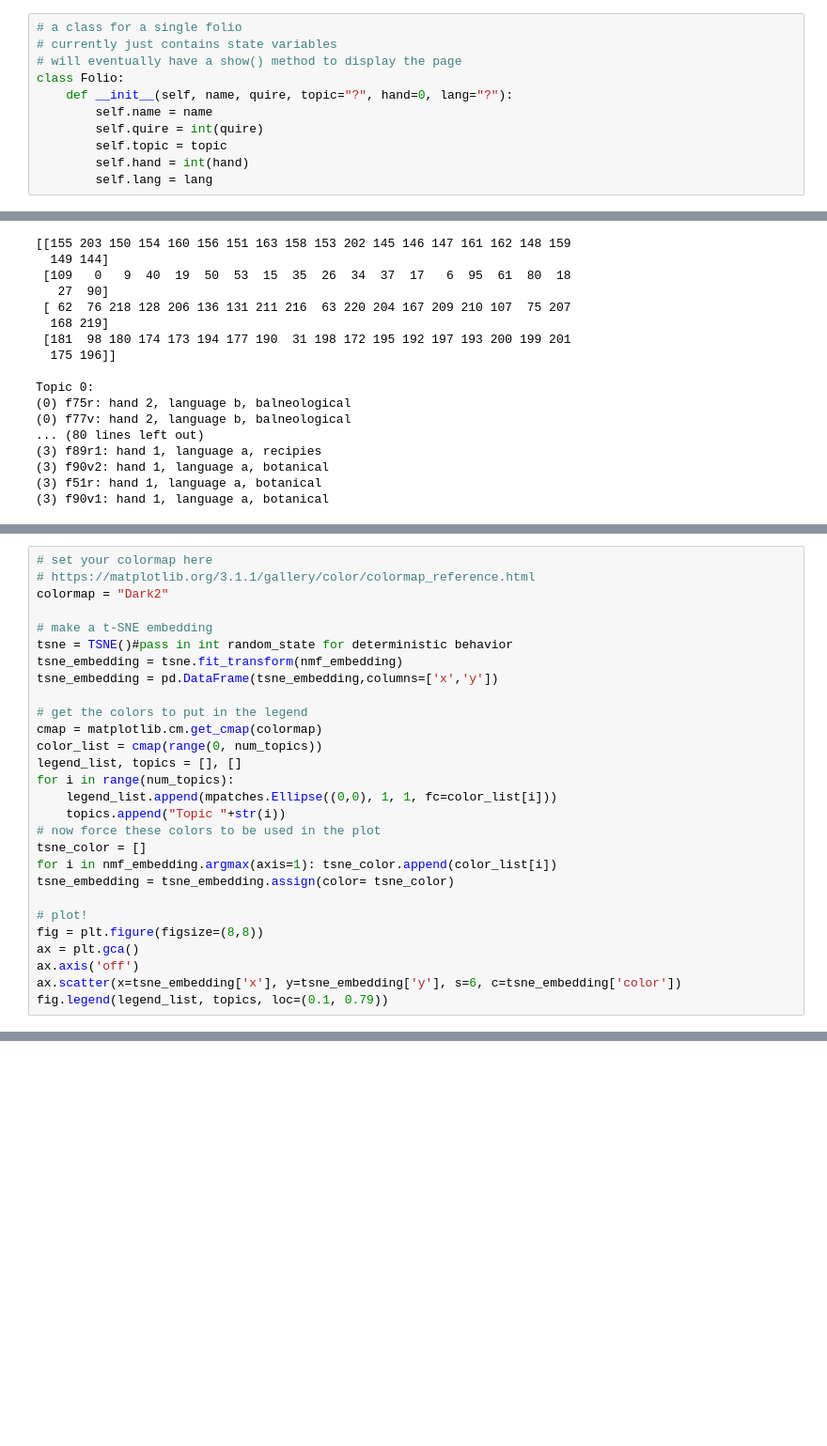
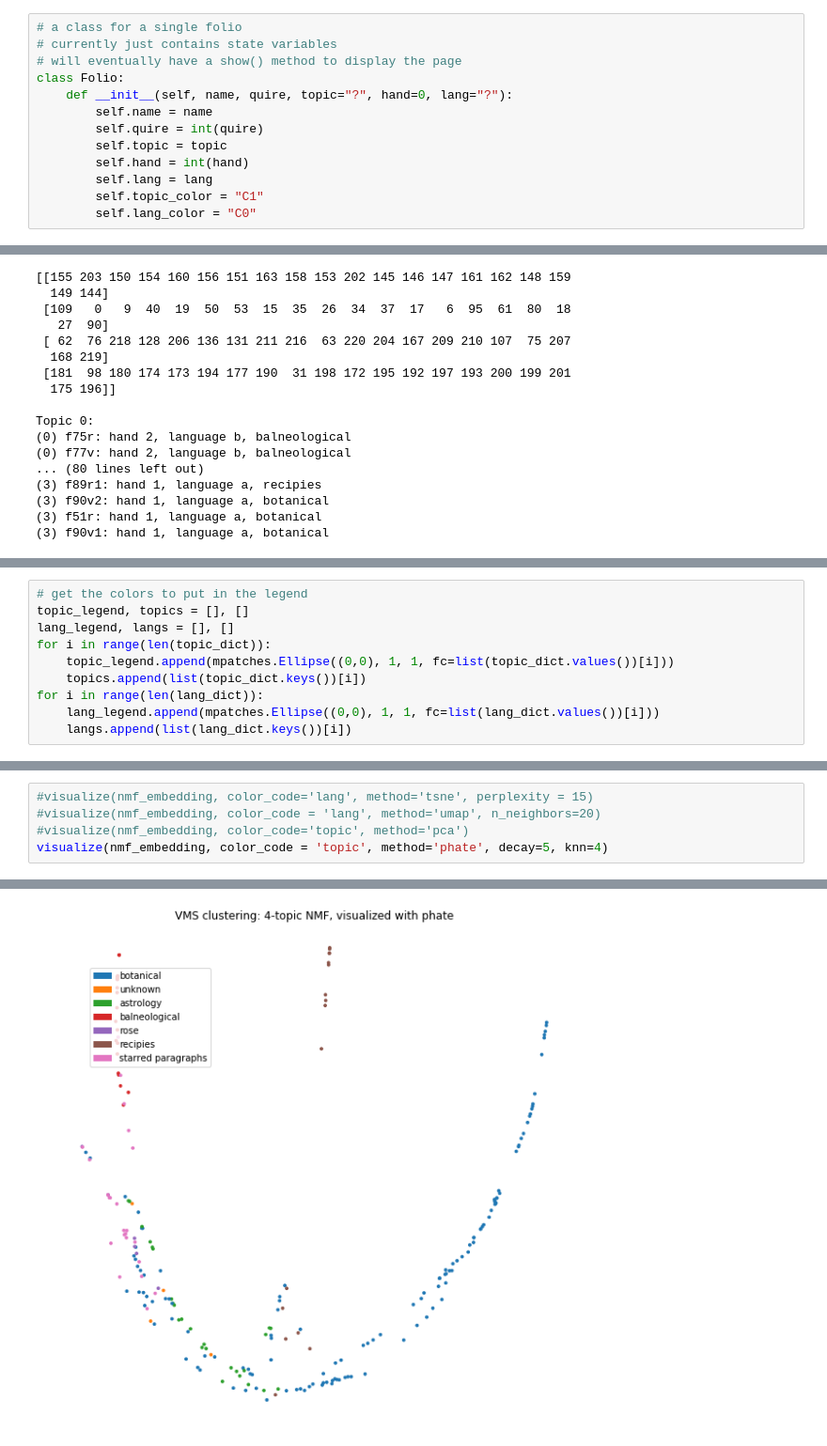
Before and after one commit to rachelbari/voynich-topic-modeling, a Jupyter notebook: NMF_visualization.ipynb, the cells around one changed output, grey strips where cells are left out. Shown at 94% size. Drawn from its saved outputs; the diff is of its cells as text; blank space fills up the shorter version.

Commit message:
4 visualization methods

```diff
--- a/NMF_visualization.ipynb
+++ b/NMF_visualization.ipynb
@@ -114,3 +117,5 @@ class Folio:
         self.topic = topic
         self.hand = int(hand)
         self.lang = lang
+        self.topic_color = "C1"
+        self.lang_color = "C0"
@@ -234,28 +266,0 @@ Topic 0:
-# %%
-# set your colormap here
-# https://matplotlib.org/3.1.1/gallery/color/colormap_reference.html
-colormap = "Dark2"
-
-# make a t-SNE embedding
-tsne = TSNE()#pass in int random_state for deterministic behavior
-tsne_embedding = tsne.fit_transform(nmf_embedding)
-tsne_embedding = pd.DataFrame(tsne_embedding,columns=['x','y'])
-
-# get the colors to put in the legend
-cmap = matplotlib.cm.get_cmap(colormap)
-color_list = cmap(range(0, num_topics))
-legend_list, topics = [], []
-for i in range(num_topics):
-    legend_list.append(mpatches.Ellipse((0,0), 1, 1, fc=color_list[i]))
-    topics.append("Topic "+str(i))
-# now force these colors to be used in the plot
-tsne_color = []
-for i in nmf_embedding.argmax(axis=1): tsne_color.append(color_list[i])
-tsne_embedding = tsne_embedding.assign(color= tsne_color)
-
-# plot!
-fig = plt.figure(figsize=(8,8))
-ax = plt.gca()
-ax.axis('off')
-ax.scatter(x=tsne_embedding['x'], y=tsne_embedding['y'], s=6, c=tsne_embedding['color'])
-fig.legend(legend_list, topics, loc=(0.1, 0.79))
@@ -264,0 +267,10 @@ fig.legend(legend_list, topics, loc=(0.1, 0.79))
+# %%
+# get the colors to put in the legend
+topic_legend, topics = [], []
+lang_legend, langs = [], []
+for i in range(len(topic_dict)):
+    topic_legend.append(mpatches.Ellipse((0,0), 1, 1, fc=list(topic_dict.values())[i]))
+    topics.append(list(topic_dict.keys())[i])
+for i in range(len(lang_dict)):
+    lang_legend.append(mpatches.Ellipse((0,0), 1, 1, fc=list(lang_dict.values())[i]))
+    langs.append(list(lang_dict.keys())[i])
@@ -264,0 +348,6 @@ fig.legend(legend_list, topics, loc=(0.1, 0.79))
+# %%
+#visualize(nmf_embedding, color_code='lang', method='tsne', perplexity = 15)
+#visualize(nmf_embedding, color_code = 'lang', method='umap', n_neighbors=20)
+#visualize(nmf_embedding, color_code='topic', method='pca')
+visualize(nmf_embedding, color_code = 'topic', method='phate', decay=5, knn=4)
+# %% [output]
@@ -264,0 +366 @@ fig.legend(legend_list, topics, loc=(0.1, 0.79))
+[figure, added]
```
Also changed, not shown: parts of 9 cells of this notebook, 4 other files.
